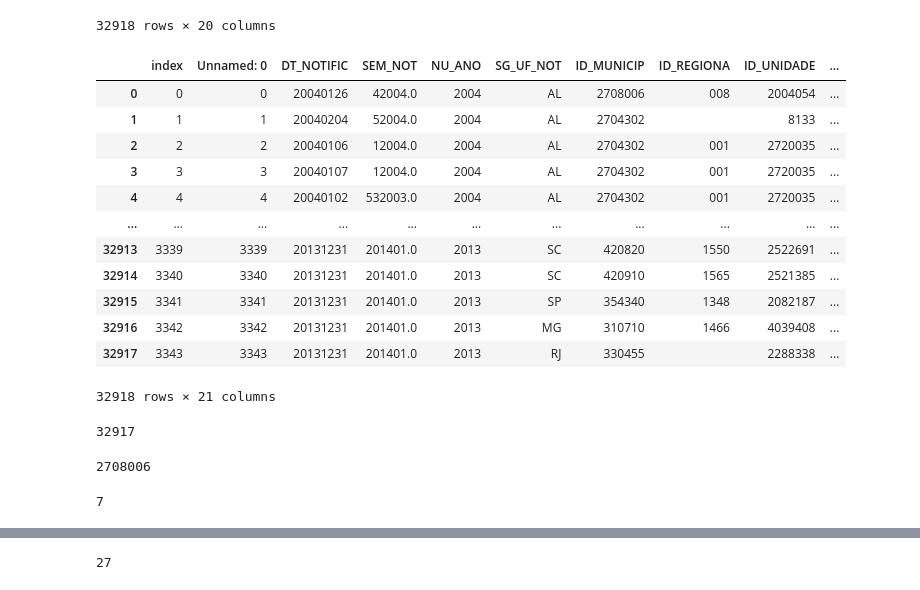
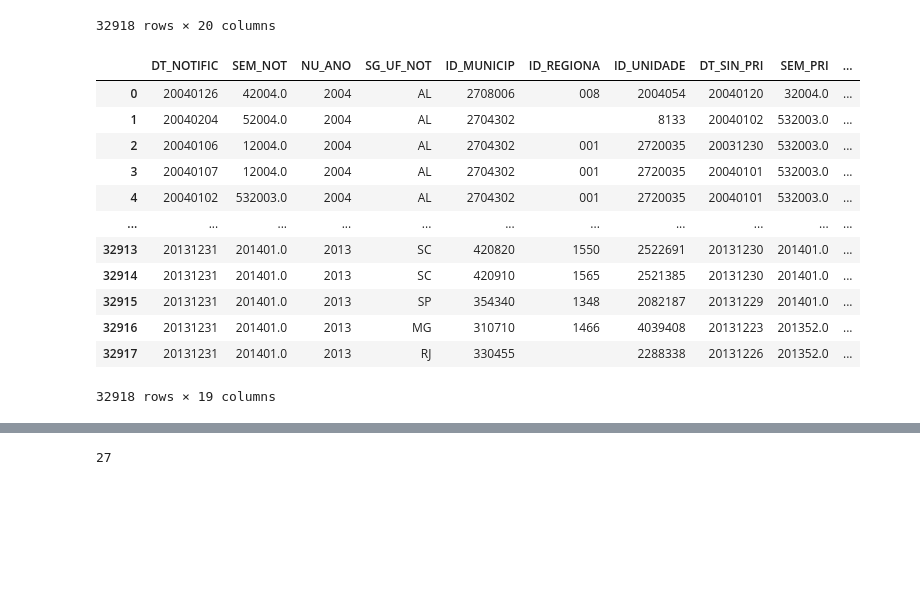
Before and after one commit to RaphaLevy/Study_on_Malaria_dynamics, a Jupyter notebook: pysus_data/Parquet_to_CSV.ipynb, the cells around one changed output, grey strips where cells are left out. Cells and saved outputs as stored; diff of their text form; code cells hidden in the pictures; blank space fills up the shorter version.

Commit message:
Drops duplicate index columns

```diff
--- a/pysus_data/Parquet_to_CSV.ipynb
+++ b/pysus_data/Parquet_to_CSV.ipynb
@@ -318,55 +318,44 @@ uf_dict = {11 : 'RO',
            13 : 'AM',
            14 : 'RR',
            15 : 'PA',
            16 : 'AP',
            17 : 'TO',
            21 : 'MA',
            22 : 'PI',
            23 : 'CE',
            24 : 'RN',
            25 : 'PB',
            26 : 'PE',
            27 : 'AL',
            28 : 'SE',
            29 : 'BA',
            31 : 'MG',
            32 : 'ES',
            33 : 'RJ',
            35 : 'SP',
            41 : 'PR',
            42 : 'SC',
            43 : 'RS',
            50 : 'MS',
            51 : 'MT',
            52 : 'GO',
            53 : 'DF'
           }
 corrected_ufs_df = full_malaria_df.replace({"SG_UF_NOT": uf_dict})
 corrected_ufs_df = corrected_ufs_df.reset_index()
+corrected_ufs_df = corrected_ufs_df.drop(columns=['index', 'Unnamed: 0'])
 corrected_ufs_df
 # %% [output]
-|  | index | Unnamed: 0 | DT_NOTIFIC | SEM_NOT | NU_ANO | SG_UF_NOT | ID_MUNICIP | ID_REGIONA | ID_UNIDADE | ... |
-| 0 | 0 | 0 | 20040126 | 42004.0 | 2004 | AL | 2708006 | 008 | 2004054 | ... |
-| 1 | 1 | 1 | 20040204 | 52004.0 | 2004 | AL | 2704302 |  | 8133 | ... |
-| 2 | 2 | 2 | 20040106 | 12004.0 | 2004 | AL | 2704302 | 001 | 2720035 | ... |
-| 3 | 3 | 3 | 20040107 | 12004.0 | 2004 | AL | 2704302 | 001 | 2720035 | ... |
-| 4 | 4 | 4 | 20040102 | 532003.0 | 2004 | AL | 2704302 | 001 | 2720035 | ... |
+|  | DT_NOTIFIC | SEM_NOT | NU_ANO | SG_UF_NOT | ID_MUNICIP | ID_REGIONA | ID_UNIDADE | DT_SIN_PRI | SEM_PRI | ... |
+| 0 | 20040126 | 42004.0 | 2004 | AL | 2708006 | 008 | 2004054 | 20040120 | 32004.0 | ... |
+| 1 | 20040204 | 52004.0 | 2004 | AL | 2704302 |  | 8133 | 20040102 | 532003.0 | ... |
+| 2 | 20040106 | 12004.0 | 2004 | AL | 2704302 | 001 | 2720035 | 20031230 | 532003.0 | ... |
+| 3 | 20040107 | 12004.0 | 2004 | AL | 2704302 | 001 | 2720035 | 20040101 | 532003.0 | ... |
+| 4 | 20040102 | 532003.0 | 2004 | AL | 2704302 | 001 | 2720035 | 20040101 | 532003.0 | ... |
 | ... | ... | ... | ... | ... | ... | ... | ... | ... | ... | ... |
-| 32913 | 3339 | 3339 | 20131231 | 201401.0 | 2013 | SC | 420820 | 1550 | 2522691 | ... |
-| 32914 | 3340 | 3340 | 20131231 | 201401.0 | 2013 | SC | 420910 | 1565 | 2521385 | ... |
-| 32915 | 3341 | 3341 | 20131231 | 201401.0 | 2013 | SP | 354340 | 1348 | 2082187 | ... |
-| 32916 | 3342 | 3342 | 20131231 | 201401.0 | 2013 | MG | 310710 | 1466 | 4039408 | ... |
-| 32917 | 3343 | 3343 | 20131231 | 201401.0 | 2013 | RJ | 330455 |  | 2288338 | ... |
+| 32913 | 20131231 | 201401.0 | 2013 | SC | 420820 | 1550 | 2522691 | 20131230 | 201401.0 | ... |
+| 32914 | 20131231 | 201401.0 | 2013 | SC | 420910 | 1565 | 2521385 | 20131230 | 201401.0 | ... |
+| 32915 | 20131231 | 201401.0 | 2013 | SP | 354340 | 1348 | 2082187 | 20131229 | 201401.0 | ... |
+| 32916 | 20131231 | 201401.0 | 2013 | MG | 310710 | 1466 | 4039408 | 20131223 | 201352.0 | ... |
+| 32917 | 20131231 | 201401.0 | 2013 | RJ | 330455 |  | 2288338 | 20131226 | 201352.0 | ... |
-32918 rows × 21 columns
+32918 rows × 19 columns
-# %%
-lista=[]
-for i in np.arange(0, len(corrected_ufs_df['ID_MUNICIP'])): #np.arange(0, 10000, 99)(corrected_ufs_df['ID_MUNICIP']):
-    lista.append(i)
-
-lista[-1]
-# %% [output]
-32917
-# %%
-corrected_ufs_df['ID_MUNICIP'].iloc[0]
-# %% [output]
-2708006
@@ -375,4 +361,0 @@ corrected_ufs_df['ID_MUNICIP'] = corrected_ufs_df['ID_MUNICIP'].astype(str)
-# %%
-len(corrected_ufs_df['ID_MUNICIP'].iloc[0])
-# %% [output]
-7
```
Also changed, not shown: parts of 7 cells of this notebook.
